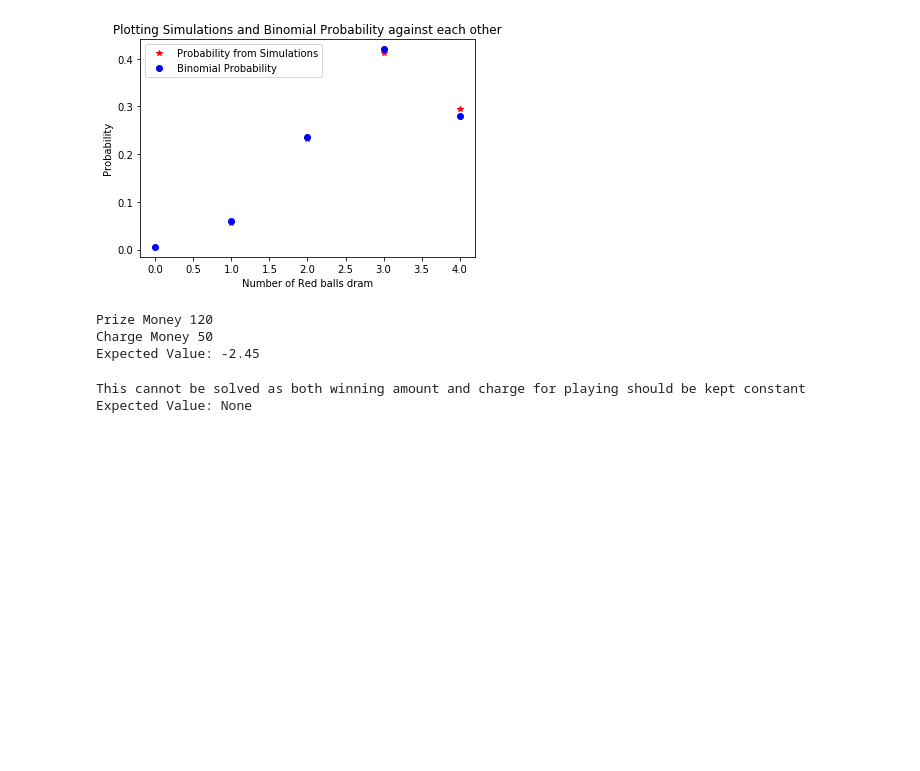
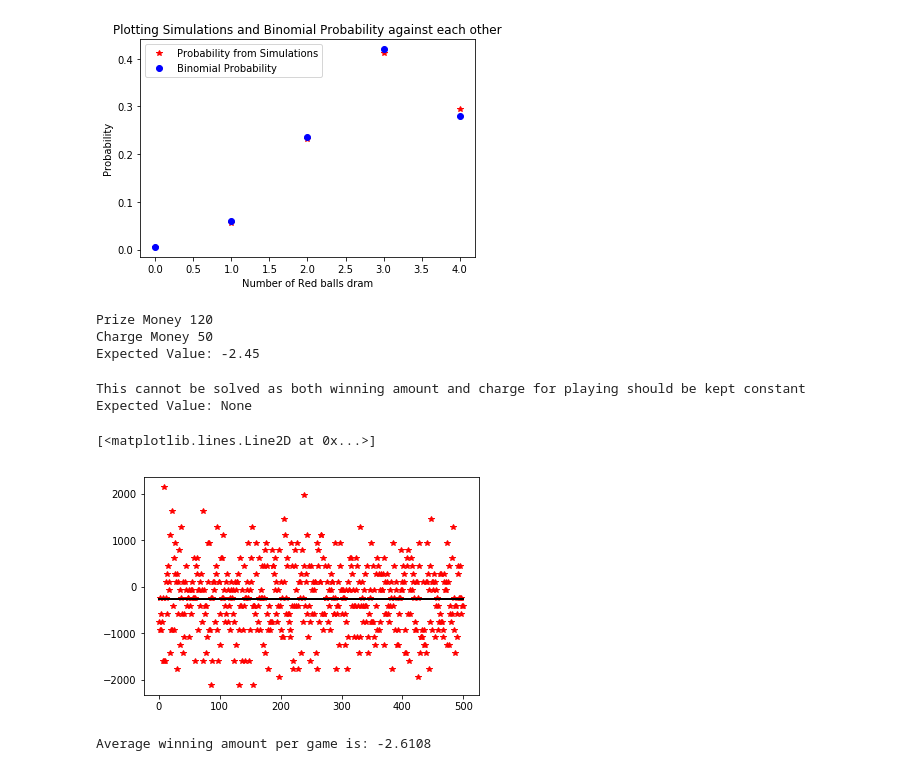
Before and after one commit to abhijitjaiswal/Statistics, a Jupyter notebook: Binomial Distribution Experiment.ipynb, the cells around one changed output. Cells and saved outputs as stored; diff of their text form; code cells hidden in the pictures; blank space fills up the shorter version.

```diff
--- a/Binomial Distribution Experiment.ipynb
+++ b/Binomial Distribution Experiment.ipynb
@@ -143,3 +143,51 @@ print("Expected Value: "+
 # %% [output]
 This cannot be solved as both winning amount and charge for playing should be kept constant
 Expected Value: None
+# %%
+def win(gd, pay, charge):
+    win = 0
+    for i in gd.keys():
+        if i == 4:
+            win = win + gd[i]*pay
+        else:
+            win = win - gd[i]*charge
+    return win
+# %%
+#Now lets play 100 games 100 times:
+all_games = []
+limit = 500
+limit_range = {}
+for m in range(0, limit, 5):
+    for j in range(0,5):
+        game = []
+
+        #Simulations
+        for i in range(0,100):
+            temp = []
+            for i in range(0,4):
+                temp.append(random.sample(b, 1)[0])
+            game.append(temp)
+
+        game
+
+        #Storing the number of times 0,1,2,3,4 balls were drawn from b
+        g={}
+        for i in game:
+            if count(i) in g.keys():
+                g[count(i)] = g[count(i)] + 1
+            else:
+                g[count(i)] = 1
+        #print(g)
+        all_games.append(win(g, 120, 50))
+    limit_range[m] = np.mean(all_games)
+# %%
+plt.plot(all_games, "*r")
+plt.plot([0, limit], [np.mean(all_games), np.mean(all_games)], 'k-', lw=2)
+# %% [output]
+[<matplotlib.lines.Line2D at 0x...>]
+[figure, added]
+# %%
+print("Average winning amount per game is: "+
+      str(np.mean(all_games)/100))
+# %% [output]
+Average winning amount per game is: -2.6108
```
Also changed, not shown: parts of 5 cells of this notebook, 1 other file.
